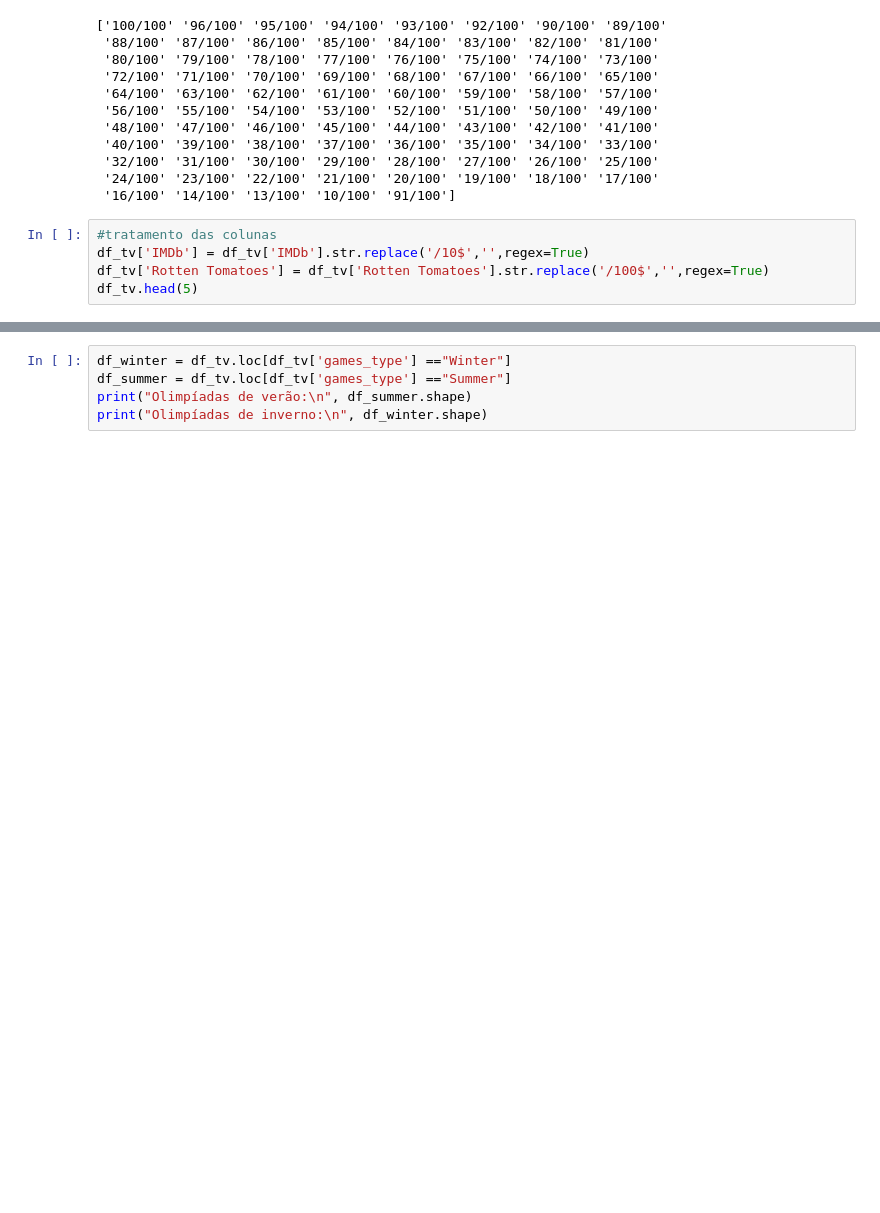
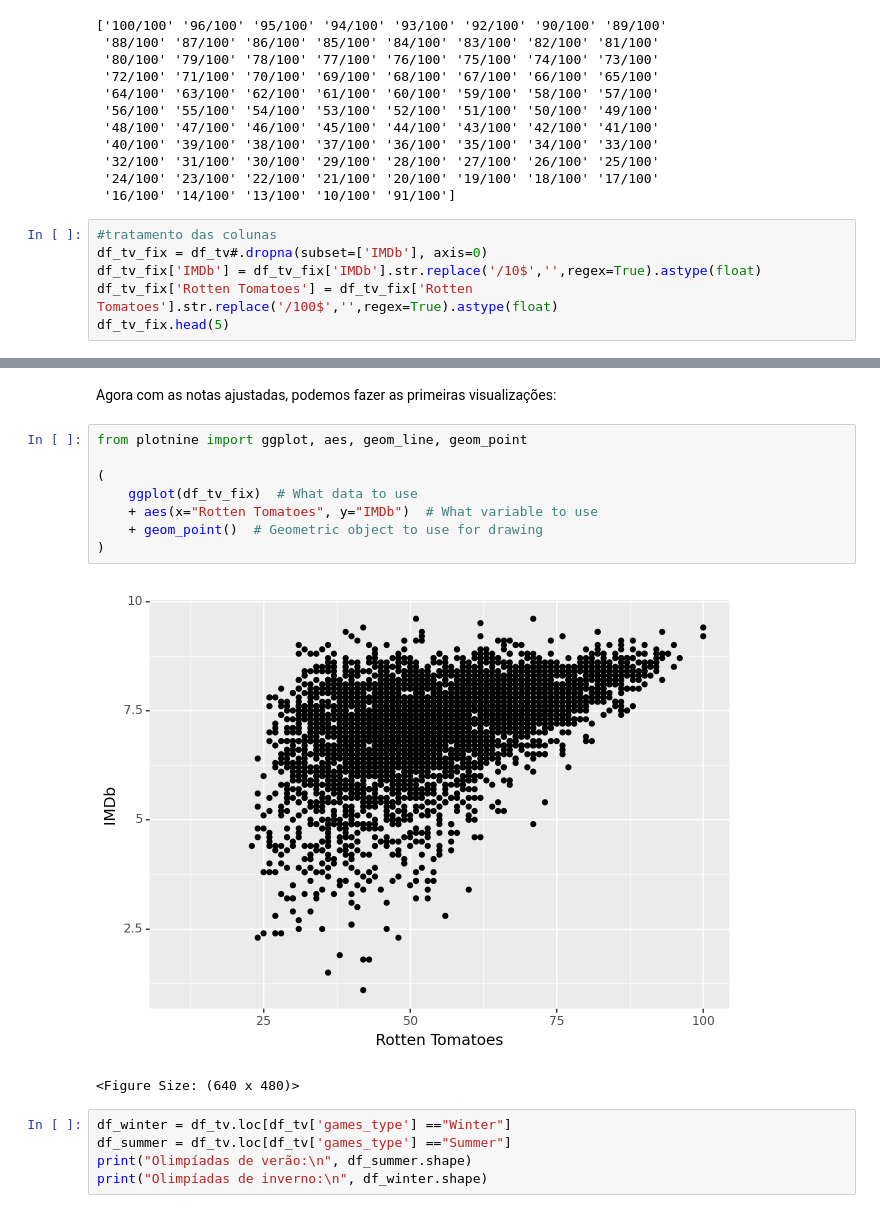
Before and after one commit to bzimons/mvp_puc_1, a Jupyter notebook: mvp1_teste.ipynb, the cells around one changed output, grey strips where cells are left out. Saved outputs shown, nothing was run; the diff lists cells and outputs as text; blank space fills up the shorter version.

```diff
--- a/mvp1_teste.ipynb
+++ b/mvp1_teste.ipynb
@@ -98,8 +103,9 @@ print(unique_tomatoes)
  '16/100' '14/100' '13/100' '10/100' '91/100']
 # %%
 #tratamento das colunas
-df_tv['IMDb'] = df_tv['IMDb'].str.replace('/10$','',regex=True)
-df_tv['Rotten Tomatoes'] = df_tv['Rotten Tomatoes'].str.replace('/100$','',regex=True)
-df_tv.head(5)
+df_tv_fix = df_tv#.dropna(subset=['IMDb'], axis=0)
+df_tv_fix['IMDb'] = df_tv_fix['IMDb'].str.replace('/10$','',regex=True).astype(float)
+df_tv_fix['Rotten Tomatoes'] = df_tv_fix['Rotten Tomatoes'].str.replace('/100$','',regex=True).astype(float)
+df_tv_fix.head(5)
 # %% [output]
 |  | Row | ID | Title | Year | Age | IMDb | Rotten Tomatoes | Netflix | Hulu | Prime Video | ... |
@@ -128,3 +151,16 @@ print(df_tv.shape)
+# %% [markdown]
+Agora com as notas ajustadas, podemos fazer as primeiras visualizações:
+# %%
+from plotnine import ggplot, aes, geom_line, geom_point
+
+(
+    ggplot(df_tv_fix)  # What data to use
+    + aes(x="Rotten Tomatoes", y="IMDb")  # What variable to use
+    + geom_point()  # Geometric object to use for drawing
+)
+# %% [output]
+[figure, added]
+<Figure Size: (640 x 480)>
 # %%
 df_winter = df_tv.loc[df_tv['games_type'] =="Winter"]
 df_summer = df_tv.loc[df_tv['games_type'] =="Summer"]
```
Also changed, not shown: parts of 10 cells of this notebook.
